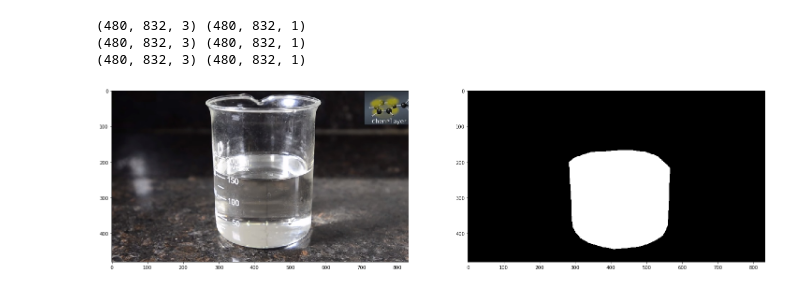
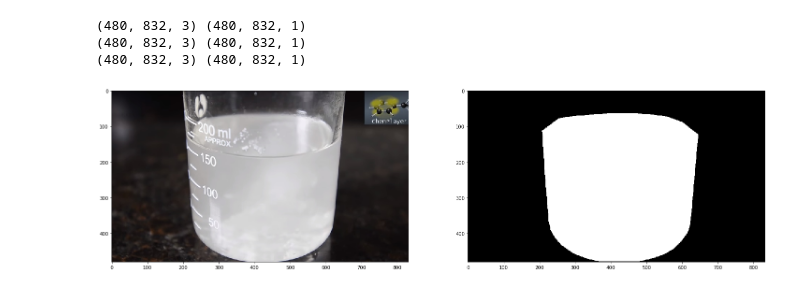
Before and after one commit to iliskhan/keras_plant_segmentation, a Jupyter notebook: scripts/train.ipynb, the cells around one changed output. Saved outputs shown, nothing was run; the diff lists cells and outputs as text; code cells hidden in the pictures.

```diff
--- a/scripts/train.ipynb
+++ b/scripts/train.ipynb
@@ -147,17 +152,17 @@ test_x, test_y = augmentation(test_x, test_y)
 # %%
 fig, axes = plt.subplots(nrows=1, ncols=2, figsize=(25,25))
 
-idx = 10
+idx = 11
 
 a = cv2.cvtColor(train_y[idx], cv2.COLOR_GRAY2BGR)
 for_plot = a * 255
 
 axes[0].imshow(train_x[idx][:,:,::-1])
 axes[1].imshow(for_plot)
 # cv2.imshow('img', train_y[-1])
 # cv2.waitKey(0)
 
 plt.show()
 # %% [output]
-[figure, old version]
+[figure, new version]
 # %%
```
Also changed, not shown: parts of 14 cells of this notebook, 1 other file.
